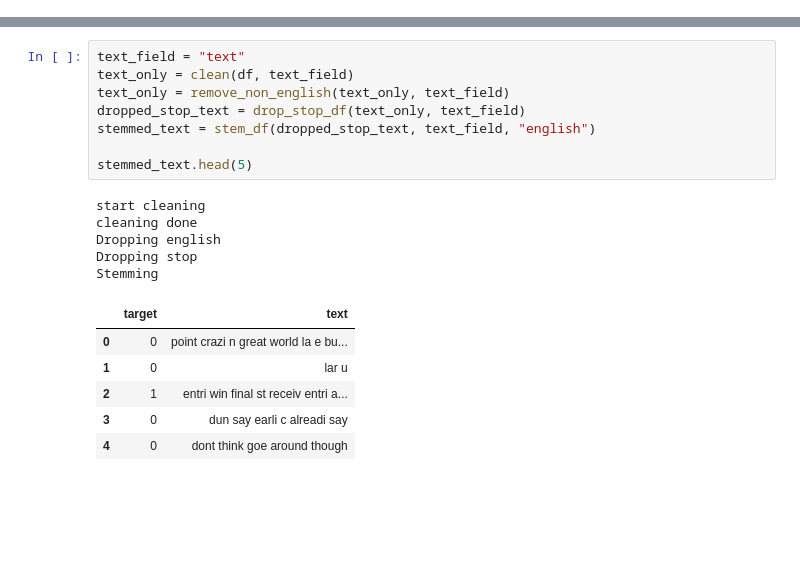
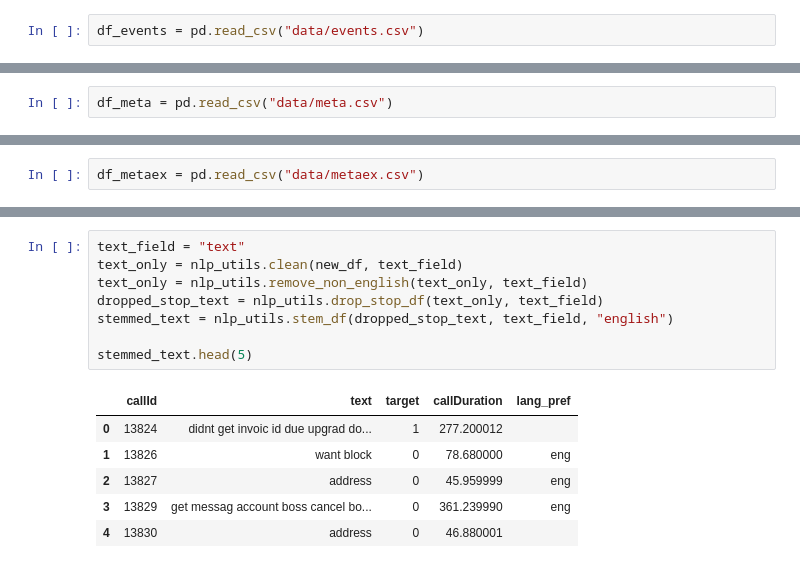
Before and after one commit to ecosystemai/ecosystem-algorithms, a Jupyter notebook: nlp/nlp.ipynb, the cells around one changed output, grey strips where cells are left out. Cells and saved outputs as stored; diff of their text form; blank space fills up the shorter version.

```diff
--- a/nlp/nlp.ipynb
+++ b/nlp/nlp.ipynb
@@ -196,0 +21,2 @@ df.head(5)
+# %%
+df_events = pd.read_csv("data/events.csv")
@@ -196,0 +37,2 @@ df.head(5)
+# %%
+df_meta = pd.read_csv("data/meta.csv")
@@ -196,0 +53,2 @@ df.head(5)
+# %%
+df_metaex = pd.read_csv("data/metaex.csv")
@@ -197,20 +124,15 @@ df.head(5)
 # %%
 text_field = "text"
-text_only = clean(df, text_field)
-text_only = remove_non_english(text_only, text_field)
-dropped_stop_text = drop_stop_df(text_only, text_field)
-stemmed_text = stem_df(dropped_stop_text, text_field, "english")
+text_only = nlp_utils.clean(new_df, text_field)
+text_only = nlp_utils.remove_non_english(text_only, text_field)
+dropped_stop_text = nlp_utils.drop_stop_df(text_only, text_field)
+stemmed_text = nlp_utils.stem_df(dropped_stop_text, text_field, "english")
 
 stemmed_text.head(5)
 # %% [output]
-start cleaning
-cleaning done
-Dropping english
-Dropping stop
-Stemming
-|  | target | text |
-| 0 | 0 | point crazi n great world la e bu... |
-| 1 | 0 | lar u |
-| 2 | 1 | entri win final st receiv entri a... |
-| 3 | 0 | dun say earli c alreadi say |
-| 4 | 0 | dont think goe around though |
+|  | callId | text | target | callDuration | lang_pref |
+| 0 | 13824 | didnt get invoic id due upgrad do... | 1 | 277.200012 |  |
+| 1 | 13826 | want block | 0 | 78.680000 | eng |
+| 2 | 13827 | address | 0 | 45.959999 | eng |
+| 3 | 13829 | get messag account boss cancel bo... | 0 | 361.239990 | eng |
+| 4 | 13830 | address | 0 | 46.880001 |  |
```
Also changed, not shown: parts of 22 cells of this notebook, 1 other file.
